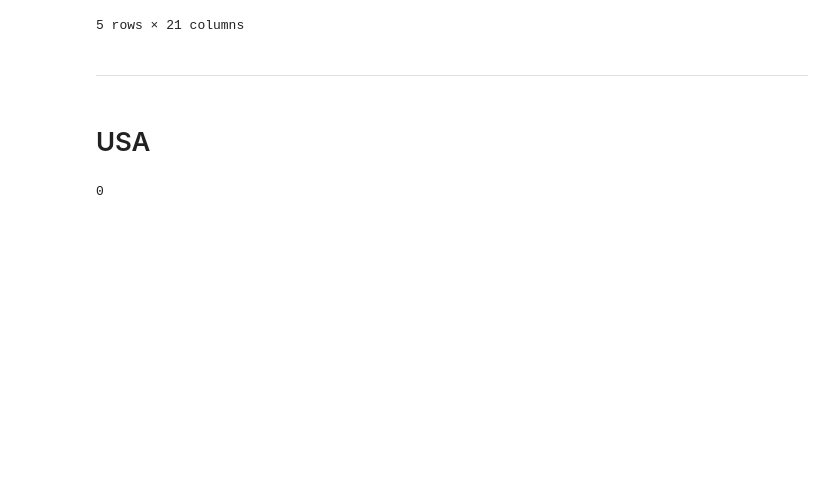
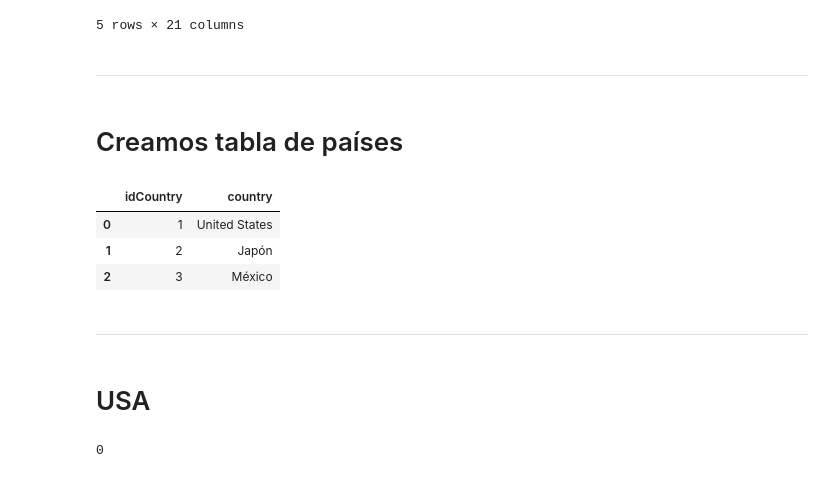
Before and after one commit to ReneRamosTrvn/alertas_sismicas, a Jupyter notebook: ETL.ipynb, the cells around one changed output. Cells and saved outputs as stored; diff of their text form; code cells hidden in the pictures; blank space fills up the shorter version.

Commit message:
Kpi1 y tabla países

```diff
--- a/ETL.ipynb
+++ b/ETL.ipynb
@@ -115,2 +121,19 @@ df_total.tail()
+# %% [markdown]
+---
+# %% [markdown]
+# Creamos tabla de países
+# %%
+# Creamos un diccionario con los países y los ID de cada uno para la normalización de la base de datos
+country = { "idCountry" : [1, 2, 3] ,
+             "country" : ["United States", "Japón", "México"]   }
+# Creamos un dataframe con estos datos
+df_country = pd.DataFrame(country)
+# Observamos
+df_country
+# %% [output]
+|  | idCountry | country |
+| 0 | 1 | United States |
+| 1 | 2 | Japón |
+| 2 | 3 | México |
 # %%
 # Exportamos
```
Also changed, not shown: parts of 11 cells of this notebook, 2 other files.
